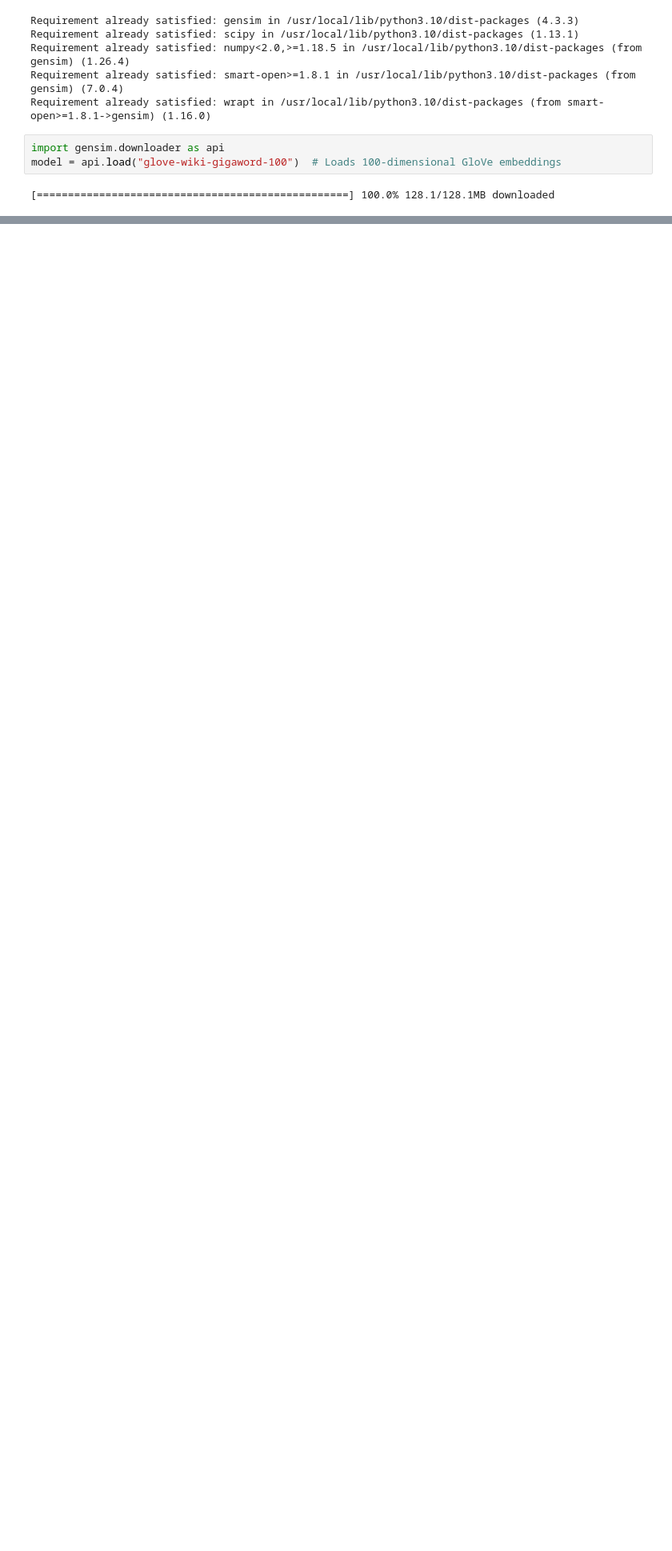
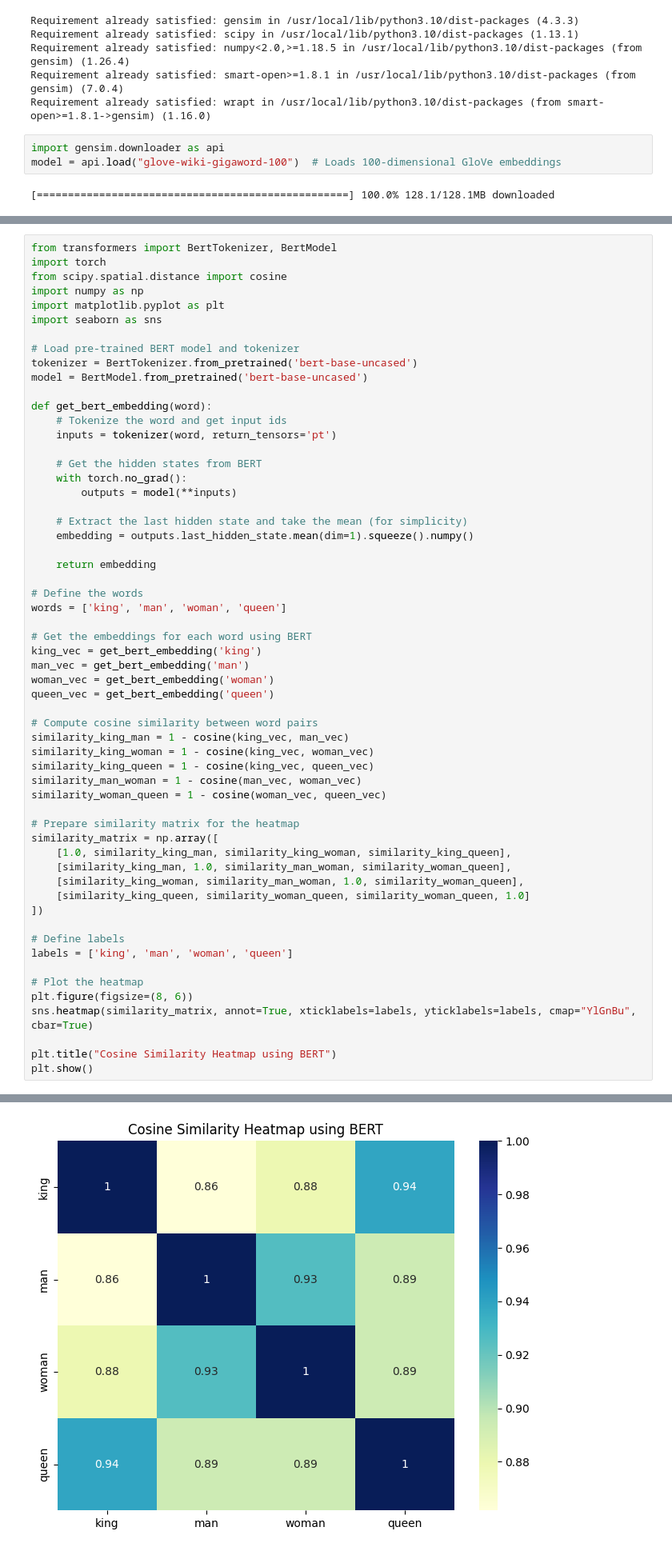
Before and after one commit to deep1003/deep1003, a Jupyter notebook: Week 04. Data and Structure.ipynb, the cells around one changed output, grey strips where cells are left out. Shown at 80% size. Saved outputs shown, nothing was run; the diff lists cells and outputs as text; blank space fills up the shorter version.

```diff
--- a/Week 04. Data and Structure.ipynb
+++ b/Week 04. Data and Structure.ipynb
@@ -550,0 +664,59 @@ Similarity between 'woman' and 'queen': 0.5095153918332322
+# %%
+from transformers import BertTokenizer, BertModel
+import torch
+from scipy.spatial.distance import cosine
+import numpy as np
+import matplotlib.pyplot as plt
+import seaborn as sns
+
+# Load pre-trained BERT model and tokenizer
+tokenizer = BertTokenizer.from_pretrained('bert-base-uncased')
+model = BertModel.from_pretrained('bert-base-uncased')
+
+def get_bert_embedding(word):
+    # Tokenize the word and get input ids
+    inputs = tokenizer(word, return_tensors='pt')
+
+    # Get the hidden states from BERT
+    with torch.no_grad():
+        outputs = model(**inputs)
+
+    # Extract the last hidden state and take the mean (for simplicity)
+    embedding = outputs.last_hidden_state.mean(dim=1).squeeze().numpy()
+
+    return embedding
+
+# Define the words
+words = ['king', 'man', 'woman', 'queen']
+
+# Get the embeddings for each word using BERT
+king_vec = get_bert_embedding('king')
+man_vec = get_bert_embedding('man')
+woman_vec = get_bert_embedding('woman')
+queen_vec = get_bert_embedding('queen')
+
+# Compute cosine similarity between word pairs
+similarity_king_man = 1 - cosine(king_vec, man_vec)
+similarity_king_woman = 1 - cosine(king_vec, woman_vec)
+similarity_king_queen = 1 - cosine(king_vec, queen_vec)
+similarity_man_woman = 1 - cosine(man_vec, woman_vec)
+similarity_woman_queen = 1 - cosine(woman_vec, queen_vec)
+
+# Prepare similarity matrix for the heatmap
+similarity_matrix = np.array([
+    [1.0, similarity_king_man, similarity_king_woman, similarity_king_queen],
+    [similarity_king_man, 1.0, similarity_man_woman, similarity_woman_queen],
+    [similarity_king_woman, similarity_man_woman, 1.0, similarity_woman_queen],
+    [similarity_king_queen, similarity_woman_queen, similarity_woman_queen, 1.0]
+])
+
+# Define labels
+labels = ['king', 'man', 'woman', 'queen']
+
+# Plot the heatmap
+plt.figure(figsize=(8, 6))
+sns.heatmap(similarity_matrix, annot=True, xticklabels=labels, yticklabels=labels, cmap="YlGnBu", cbar=True)
+
+plt.title("Cosine Similarity Heatmap using BERT")
+plt.show()
+# %% [output]
@@ -550,0 +728 @@ Similarity between 'woman' and 'queen': 0.5095153918332322
+[figure, added]
```
Also changed, not shown: parts of 9 cells of this notebook.
